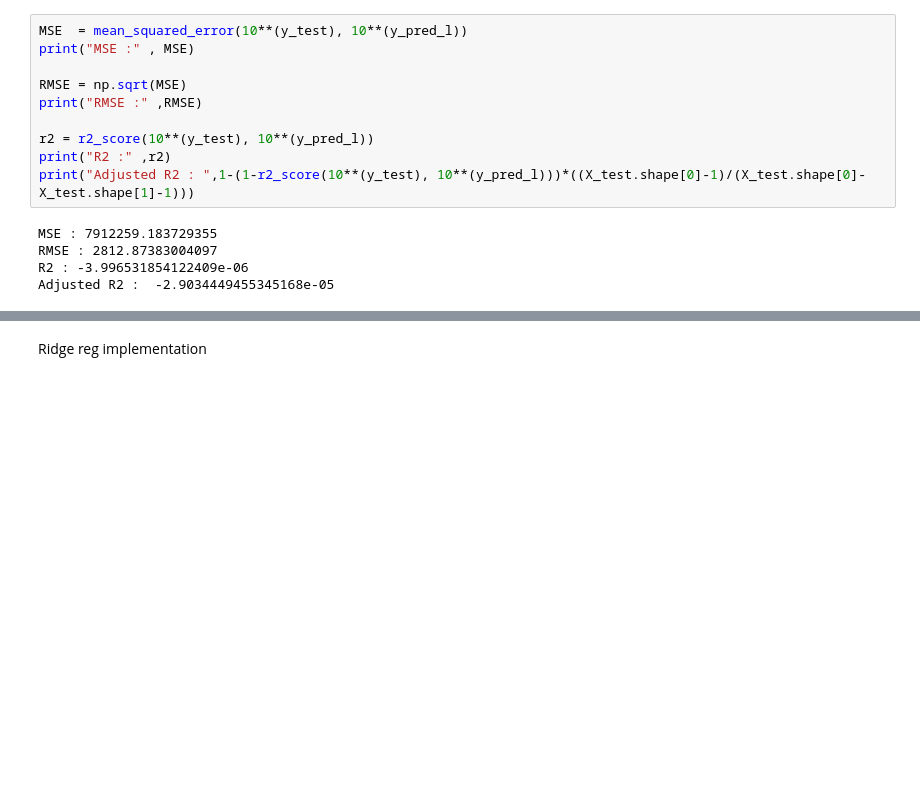
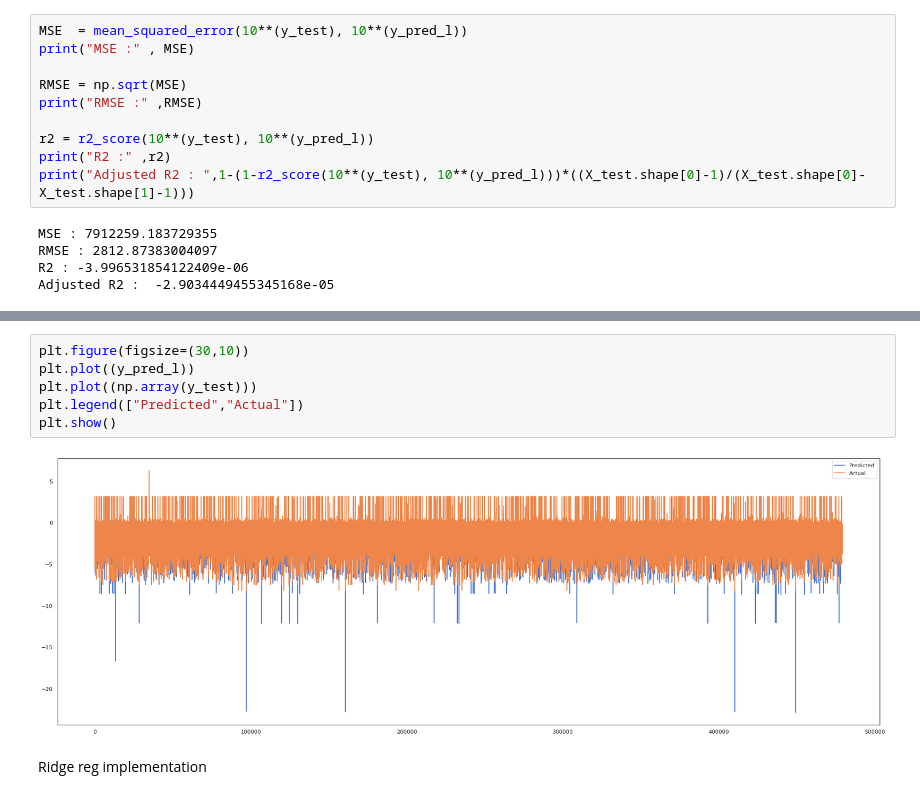
Before and after one commit to kiran2424/NYC-Taxi-Trip-Time-Prediction, a Jupyter notebook: NYC_Taxi_Trip_Time_Prediction_Capstone_Project.ipynb, the cells around one changed output, grey strips where cells are left out. Drawn from its saved outputs; the diff is of its cells as text; blank space fills up the shorter version.

```diff
--- a/NYC_Taxi_Trip_Time_Prediction_Capstone_Project.ipynb
+++ b/NYC_Taxi_Trip_Time_Prediction_Capstone_Project.ipynb
@@ -911,3 +914,11 @@ Adjusted R2 :  -2.9034449455345168e-05
+# %%
+plt.figure(figsize=(30,10))
+plt.plot((y_pred_l))
+plt.plot((np.array(y_test)))
+plt.legend(["Predicted","Actual"])
+plt.show()
+# %% [output]
+[figure, added]
 # %% [markdown]
 Ridge reg implementation
 # %%
```
Also changed, not shown: parts of 21 cells of this notebook.
